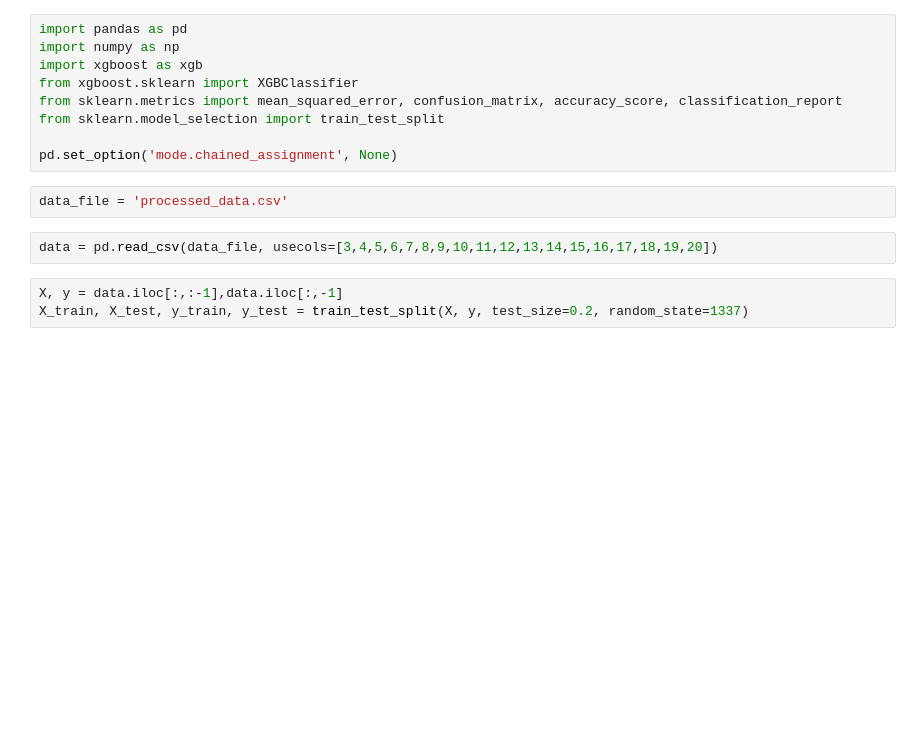
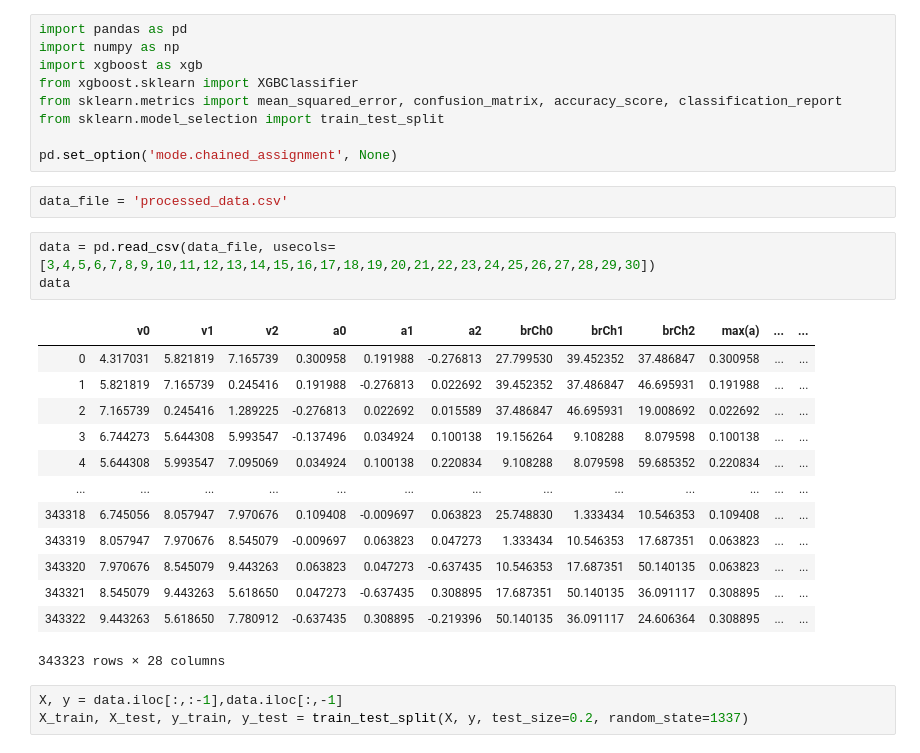
Before and after one commit to greenBene/ba-ml-model, a Jupyter notebook: xgboost-training.ipynb, the cells around one changed output. Drawn from its saved outputs; the diff is of its cells as text; blank space fills up the shorter version.

```diff
--- a/xgboost-training.ipynb
+++ b/xgboost-training.ipynb
@@ -14,7 +14,22 @@ pd.set_option('mode.chained_assignment', None)
 # %%
 data_file = 'processed_data.csv'
 # %%
-data = pd.read_csv(data_file, usecols=[3,4,5,6,7,8,9,10,11,12,13,14,15,16,17,18,19,20])
+data = pd.read_csv(data_file, usecols=[3,4,5,6,7,8,9,10,11,12,13,14,15,16,17,18,19,20,21,22,23,24,25,26,27,28,29,30])
+data
+# %% [output]
+|  | v0 | v1 | v2 | a0 | a1 | a2 | brCh0 | brCh1 | brCh2 | max(a) | ... | ... |
+| 0 | 4.317031 | 5.821819 | 7.165739 | 0.300958 | 0.191988 | -0.276813 | 27.799530 | 39.452352 | 37.486847 | 0.300958 | ... | ... |
+| 1 | 5.821819 | 7.165739 | 0.245416 | 0.191988 | -0.276813 | 0.022692 | 39.452352 | 37.486847 | 46.695931 | 0.191988 | ... | ... |
+| 2 | 7.165739 | 0.245416 | 1.289225 | -0.276813 | 0.022692 | 0.015589 | 37.486847 | 46.695931 | 19.008692 | 0.022692 | ... | ... |
+| 3 | 6.744273 | 5.644308 | 5.993547 | -0.137496 | 0.034924 | 0.100138 | 19.156264 | 9.108288 | 8.079598 | 0.100138 | ... | ... |
+| 4 | 5.644308 | 5.993547 | 7.095069 | 0.034924 | 0.100138 | 0.220834 | 9.108288 | 8.079598 | 59.685352 | 0.220834 | ... | ... |
+| ... | ... | ... | ... | ... | ... | ... | ... | ... | ... | ... | ... | ... |
+| 343318 | 6.745056 | 8.057947 | 7.970676 | 0.109408 | -0.009697 | 0.063823 | 25.748830 | 1.333434 | 10.546353 | 0.109408 | ... | ... |
+| 343319 | 8.057947 | 7.970676 | 8.545079 | -0.009697 | 0.063823 | 0.047273 | 1.333434 | 10.546353 | 17.687351 | 0.063823 | ... | ... |
+| 343320 | 7.970676 | 8.545079 | 9.443263 | 0.063823 | 0.047273 | -0.637435 | 10.546353 | 17.687351 | 50.140135 | 0.063823 | ... | ... |
+| 343321 | 8.545079 | 9.443263 | 5.618650 | 0.047273 | -0.637435 | 0.308895 | 17.687351 | 50.140135 | 36.091117 | 0.308895 | ... | ... |
+| 343322 | 9.443263 | 5.618650 | 7.780912 | -0.637435 | 0.308895 | -0.219396 | 50.140135 | 36.091117 | 24.606364 | 0.308895 | ... | ... |
+343323 rows × 28 columns
 # %%
 X, y = data.iloc[:,:-1],data.iloc[:,-1]
 X_train, X_test, y_train, y_test = train_test_split(X, y, test_size=0.2, random_state=1337)
```
Also changed, not shown: parts of 9 cells of this notebook, 2 other files.
